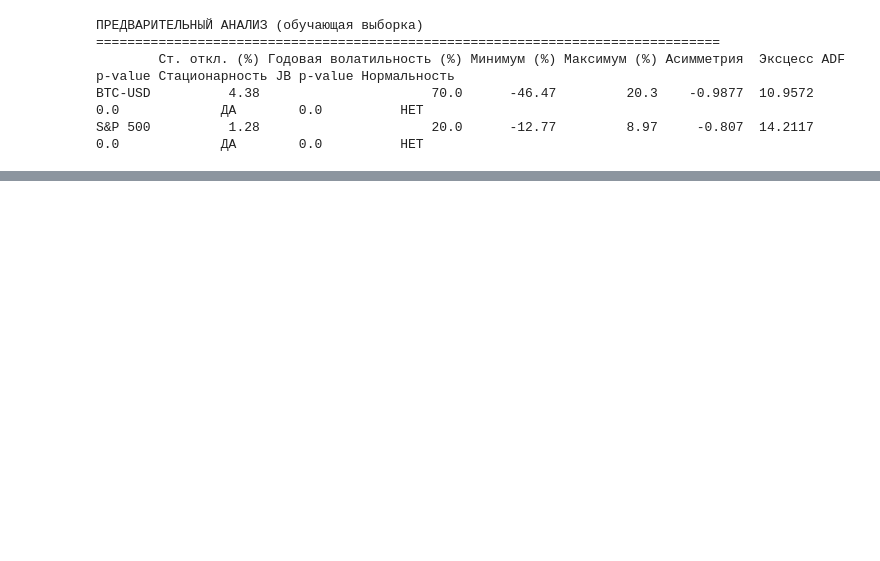
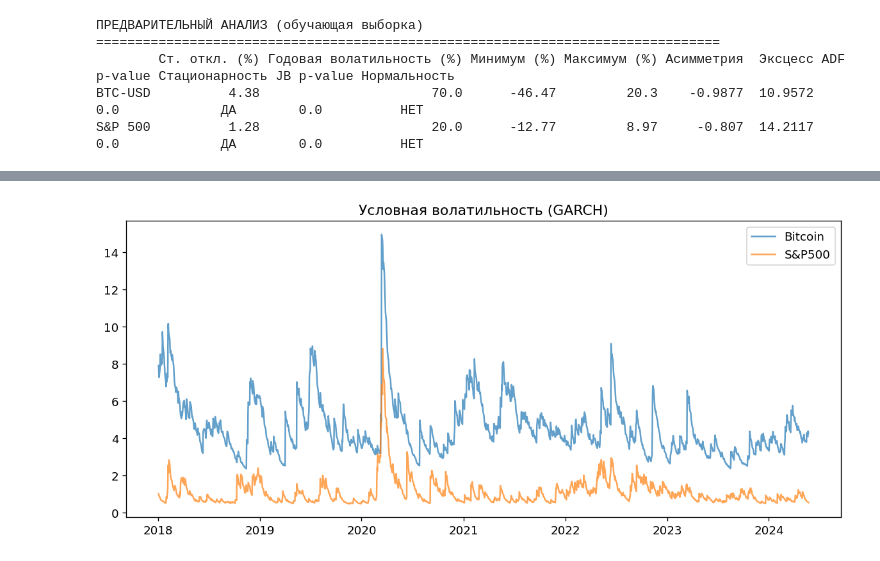
Before and after one commit to kdnvnadya/garch-volatility, a Jupyter notebook: Analysis of S&P 500 and Bitcoin Volatility Using GARCH Models.ipynb, the cells around one changed output, grey strips where cells are left out. Saved outputs shown, nothing was run; the diff lists cells and outputs as text; code cells hidden in the pictures; blank space fills up the shorter version.

```diff
--- a/Analysis of S&P 500 and Bitcoin Volatility Using GARCH Models.ipynb
+++ b/Analysis of S&P 500 and Bitcoin Volatility Using GARCH Models.ipynb
@@ -169,0 +278,12 @@ S&P 500          1.28                      20.0      -12.77         8.97     -0.
+# %%
+btc_vol = btc_models['GARCH(1,1)'].conditional_volatility
+sp500_vol = sp500_models['GJR-GARCH(1,1)'].conditional_volatility
+
+plt.figure(figsize=(12, 5))
+plt.plot(btc_vol, label='Bitcoin', alpha=0.7)
+plt.plot(sp500_vol, label='S&P500', alpha=0.7)
+plt.title('Условная волатильность (GARCH)')
+plt.legend()
+plt.show()
+# %% [output]
+[figure, added]
```
Also changed, not shown: parts of 6 cells of this notebook.
